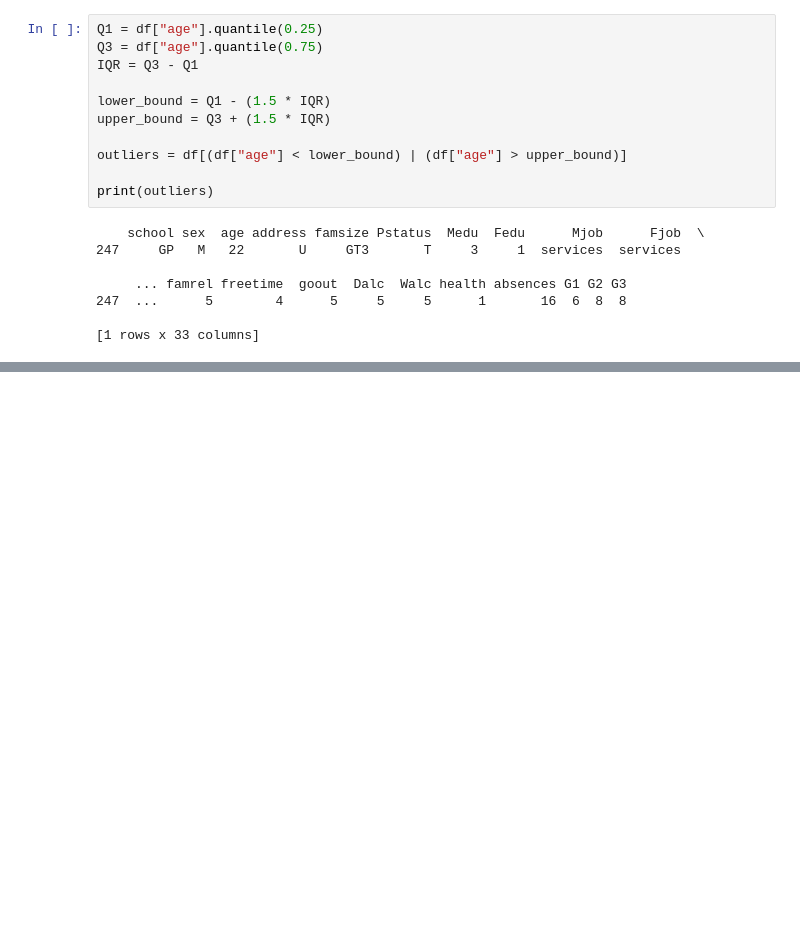
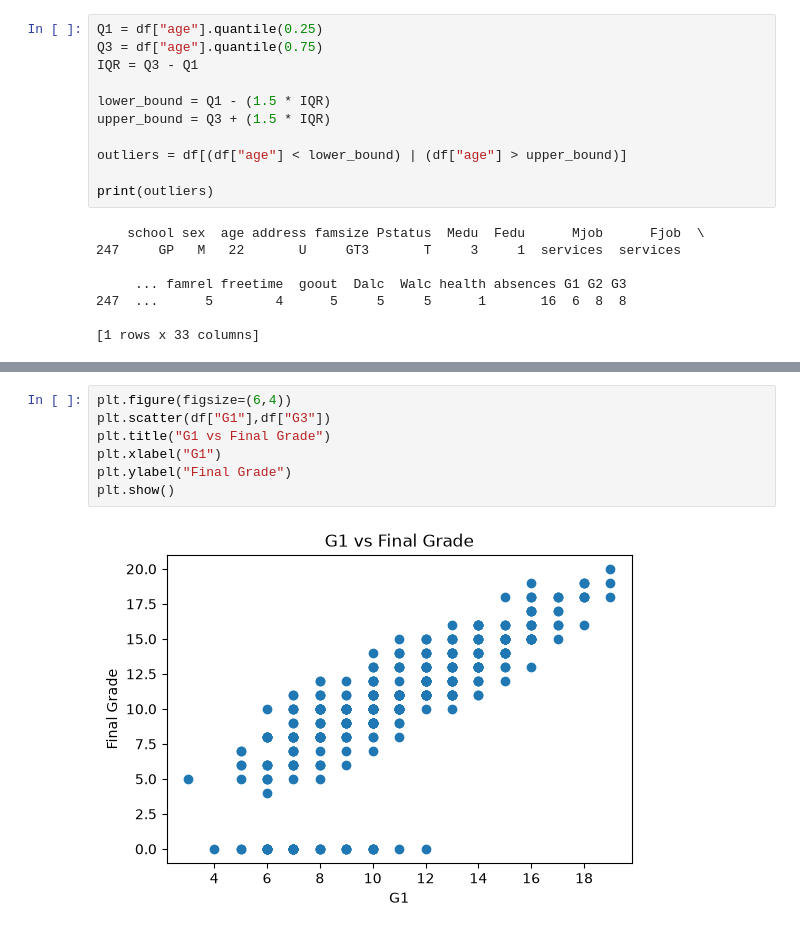
Before and after one commit to Ayusshi/student_exam_pass_prediction, a Jupyter notebook: notebooks/Student_Exam_Pass_Prediction.ipynb, the cells around one changed output, grey strips where cells are left out. Drawn from its saved outputs; the diff is of its cells as text; blank space fills up the shorter version.

```diff
--- a/notebooks/Student_Exam_Pass_Prediction.ipynb
+++ b/notebooks/Student_Exam_Pass_Prediction.ipynb
@@ -138,0 +159,9 @@ print(outliers)
+# %%
+plt.figure(figsize=(6,4))
+plt.scatter(df["G1"],df["G3"])
+plt.title("G1 vs Final Grade")
+plt.xlabel("G1")
+plt.ylabel("Final Grade")
+plt.show()
+# %% [output]
+[figure, added]
```
Also changed, not shown: parts of 3 cells of this notebook.
